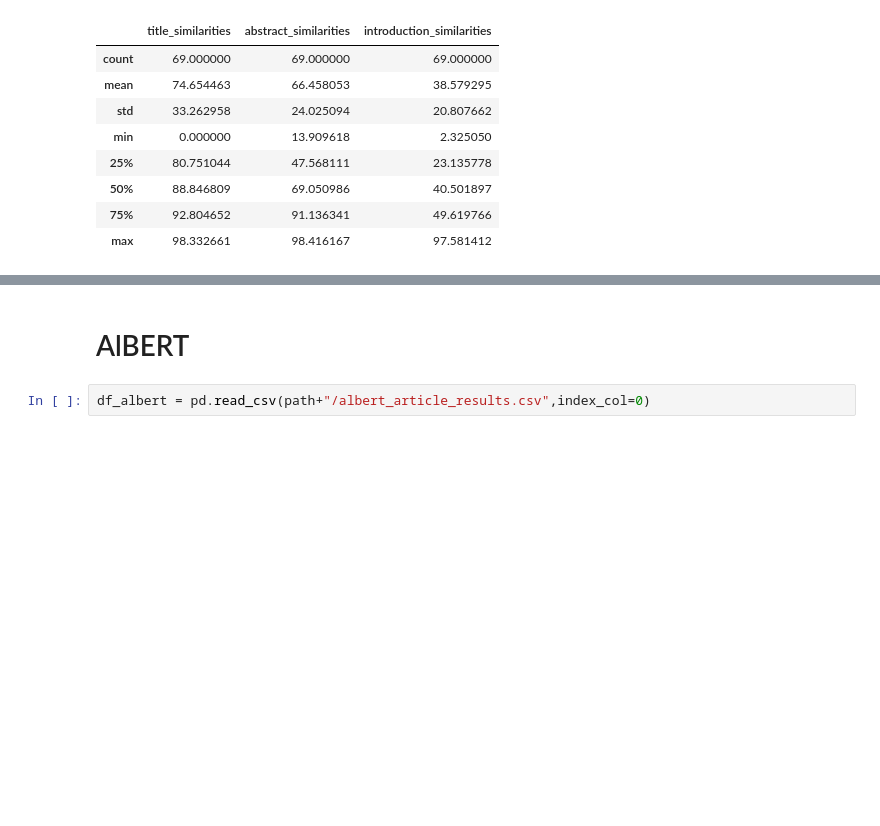
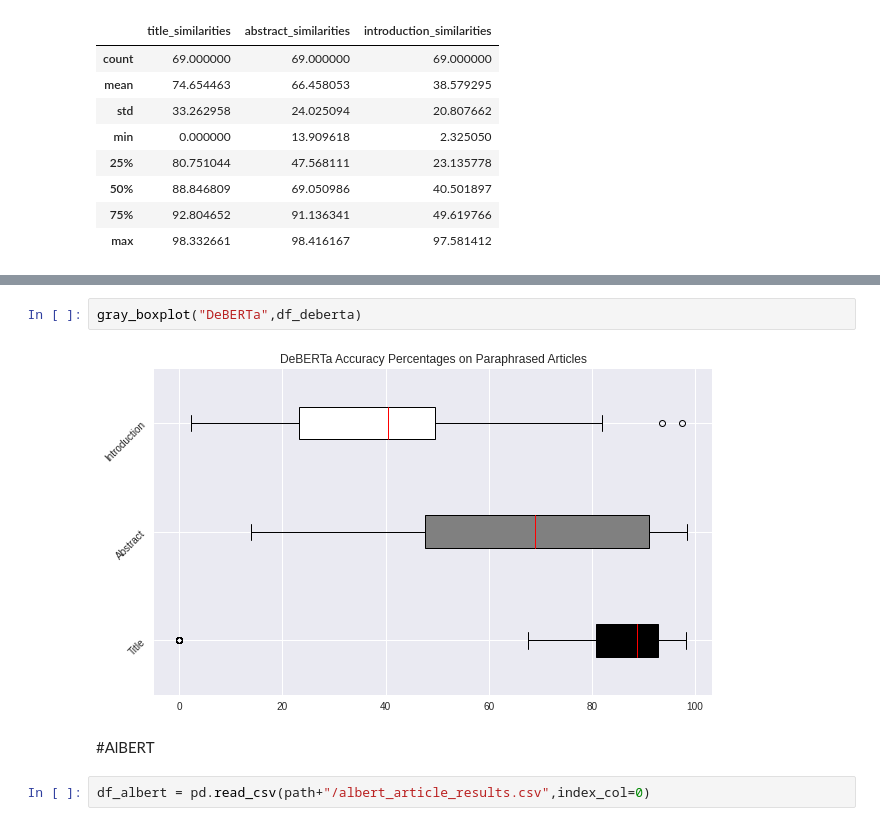
Before and after one commit to aemreusta/success-of-ai-writers, a Jupyter notebook: notebooks/paraphrased-data-experiment-visualisation.ipynb, the cells around one changed output, grey strips where cells are left out. Saved outputs shown, nothing was run; the diff lists cells and outputs as text; blank space fills up the shorter version.

```diff
--- a/notebooks/paraphrased-data-experiment-visualisation.ipynb
+++ b/notebooks/paraphrased-data-experiment-visualisation.ipynb
@@ -118,5 +155,9 @@ boxplot("DeBERTa",df_deberta)
+# %%
+gray_boxplot("DeBERTa",df_deberta)
+# %% [output]
+[figure, added]
 # %% [markdown]
-# AlBERT
+#AlBERT
 # %%
 df_albert = pd.read_csv(path+"/albert_article_results.csv",index_col=0)
 # %%
```
Also changed, not shown: parts of 18 cells of this notebook.
